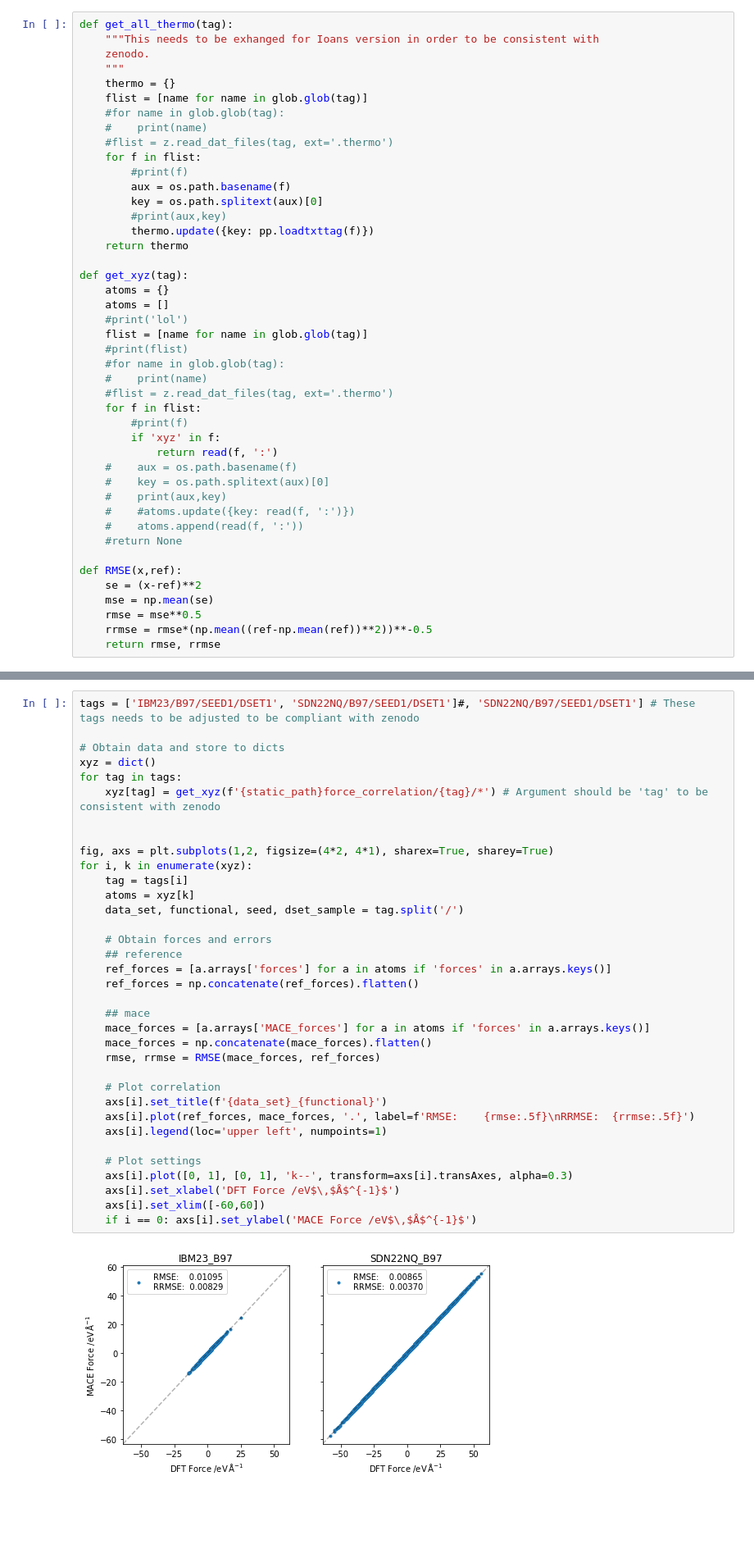
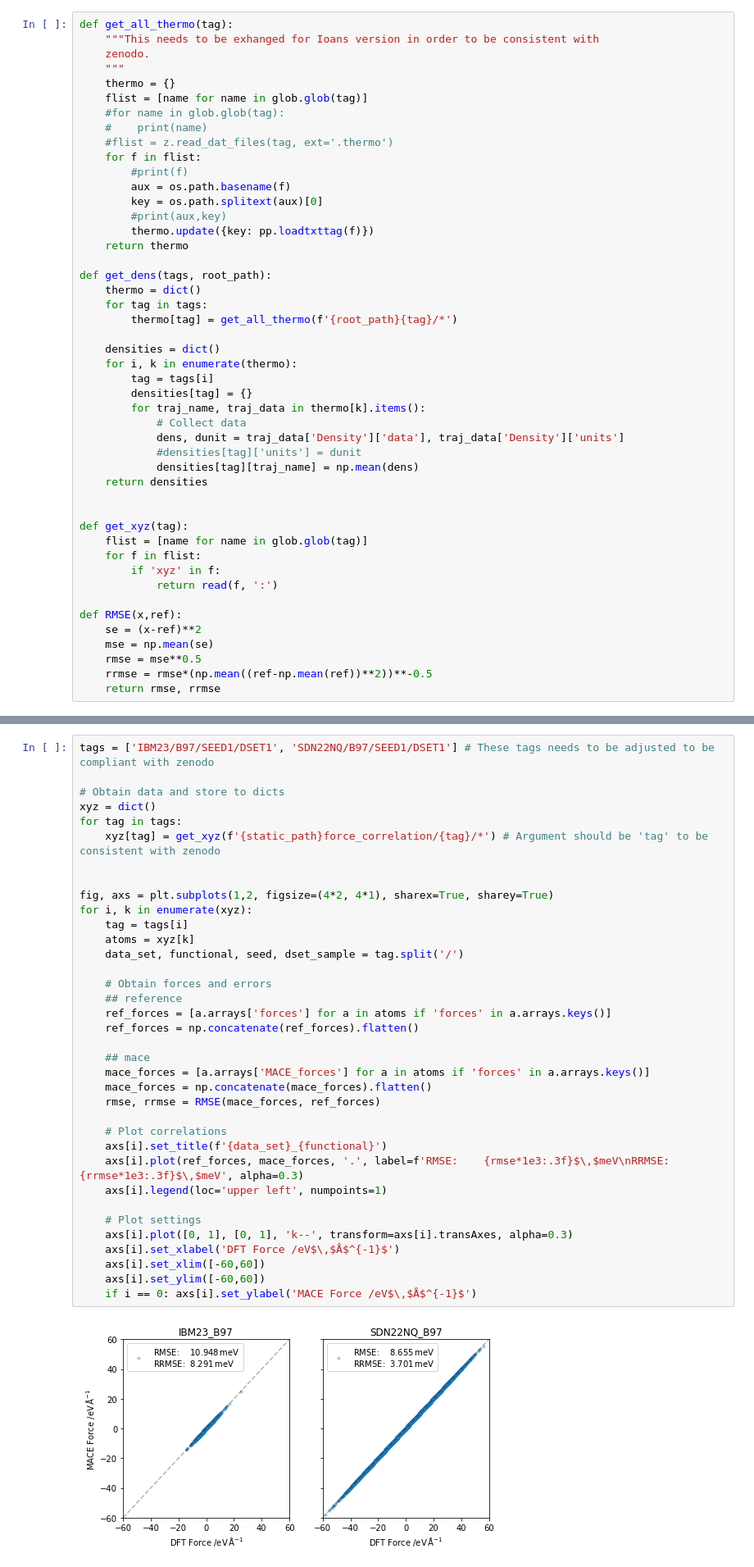
Before and after one commit to imagdau/EC-EMC_diffusion_DFT-MLIP-Data_comparison, a Jupyter notebook: for_paper.ipynb, the cells around one changed output, grey strips where cells are left out. Shown: that part at 82% size. Drawn from its saved outputs; the diff is of its cells as text; blank space fills up the shorter version.

```diff
--- a/for_paper.ipynb
+++ b/for_paper.ipynb
@@ -46,25 +47,28 @@ def get_all_thermo(tag):
         thermo.update({key: pp.loadtxttag(f)})
     return thermo
 
+def get_dens(tags, root_path):
+    thermo = dict()
+    for tag in tags:
+        thermo[tag] = get_all_thermo(f'{root_path}{tag}/*')
+
+    densities = dict()
+    for i, k in enumerate(thermo):
+        tag = tags[i]
+        densities[tag] = {}
+        for traj_name, traj_data in thermo[k].items():
+            # Collect data
+            dens, dunit = traj_data['Density']['data'], traj_data['Density']['units']
+            #densities[tag]['units'] = dunit
+            densities[tag][traj_name] = np.mean(dens)
+    return densities
+
+
 def get_xyz(tag):
-    atoms = {}
-    atoms = []
-    #print('lol')
     flist = [name for name in glob.glob(tag)]
-    #print(flist)
-    #for name in glob.glob(tag):
-    #    print(name)
-    #flist = z.read_dat_files(tag, ext='.thermo')
     for f in flist:
-        #print(f)
         if 'xyz' in f:
             return read(f, ':')
-    #    aux = os.path.basename(f)
-    #    key = os.path.splitext(aux)[0]
-    #    print(aux,key)
-    #    #atoms.update({key: read(f, ':')})
-    #    atoms.append(read(f, ':'))
-    #return None
 
 def RMSE(x,ref):
     se = (x-ref)**2
@@ -80,39 +84,40 @@ We expect this to look good
 # %%
-tags = ['IBM23/B97/SEED1/DSET1', 'SDN22NQ/B97/SEED1/DSET1']#, 'SDN22NQ/B97/SEED1/DSET1'] # These tags needs to be adjusted to be compliant with zenodo
+tags = ['IBM23/B97/SEED1/DSET1', 'SDN22NQ/B97/SEED1/DSET1'] # These tags needs to be adjusted to be compliant with zenodo
 
 # Obtain data and store to dicts
 xyz = dict()
 for tag in tags:
     xyz[tag] = get_xyz(f'{static_path}force_correlation/{tag}/*') # Argument should be 'tag' to be consistent with zenodo
 
 
 fig, axs = plt.subplots(1,2, figsize=(4*2, 4*1), sharex=True, sharey=True)
 for i, k in enumerate(xyz):
     tag = tags[i]
     atoms = xyz[k]
     data_set, functional, seed, dset_sample = tag.split('/')
 
     # Obtain forces and errors
     ## reference
     ref_forces = [a.arrays['forces'] for a in atoms if 'forces' in a.arrays.keys()]
     ref_forces = np.concatenate(ref_forces).flatten()
 
     ## mace
     mace_forces = [a.arrays['MACE_forces'] for a in atoms if 'forces' in a.arrays.keys()]
     mace_forces = np.concatenate(mace_forces).flatten()
     rmse, rrmse = RMSE(mace_forces, ref_forces)
 
-    # Plot correlation
+    # Plot correlations
     axs[i].set_title(f'{data_set}_{functional}')
-    axs[i].plot(ref_forces, mace_forces, '.', label=f'RMSE:    {rmse:.5f}\nRRMSE:  {rrmse:.5f}')
+    axs[i].plot(ref_forces, mace_forces, '.', label=f'RMSE:    {rmse*1e3:.3f}$\,$meV\nRRMSE:  {rrmse*1e3:.3f}$\,$meV', alpha=0.3)
     axs[i].legend(loc='upper left', numpoints=1)
 
     # Plot settings
     axs[i].plot([0, 1], [0, 1], 'k--', transform=axs[i].transAxes, alpha=0.3)
     axs[i].set_xlabel('DFT Force /eV$\,$Å$^{-1}$')
     axs[i].set_xlim([-60,60])
+    axs[i].set_ylim([-60,60])
     if i == 0: axs[i].set_ylabel('MACE Force /eV$\,$Å$^{-1}$')
 # %% [output]
-[figure, old version]
+[figure, new version]
 # %% [markdown]
 ### Densities and diffusivites
```
Also changed, not shown: parts of 5 cells of this notebook.
